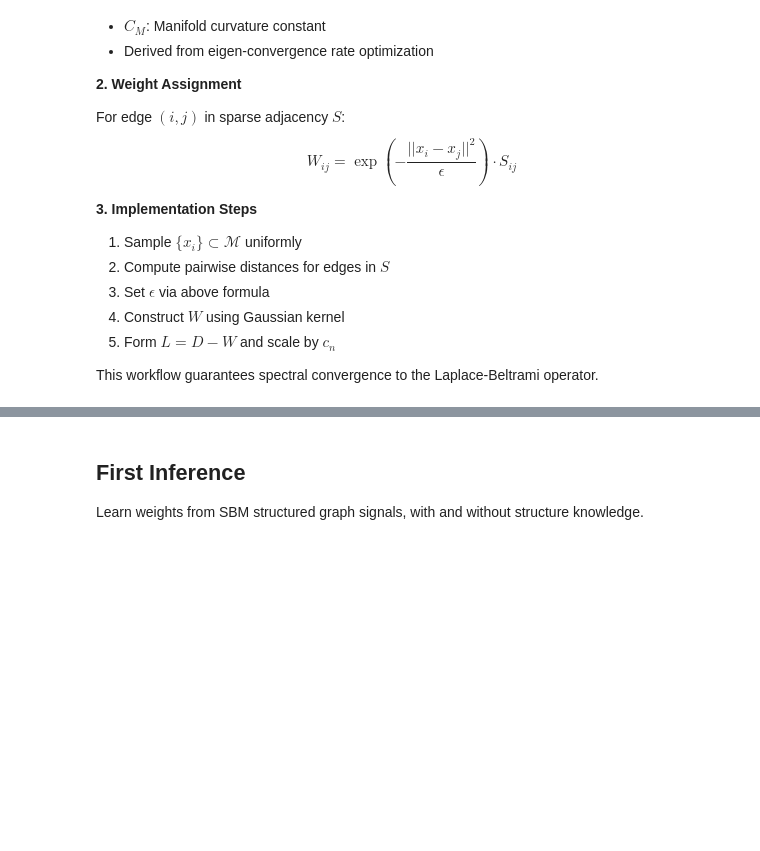
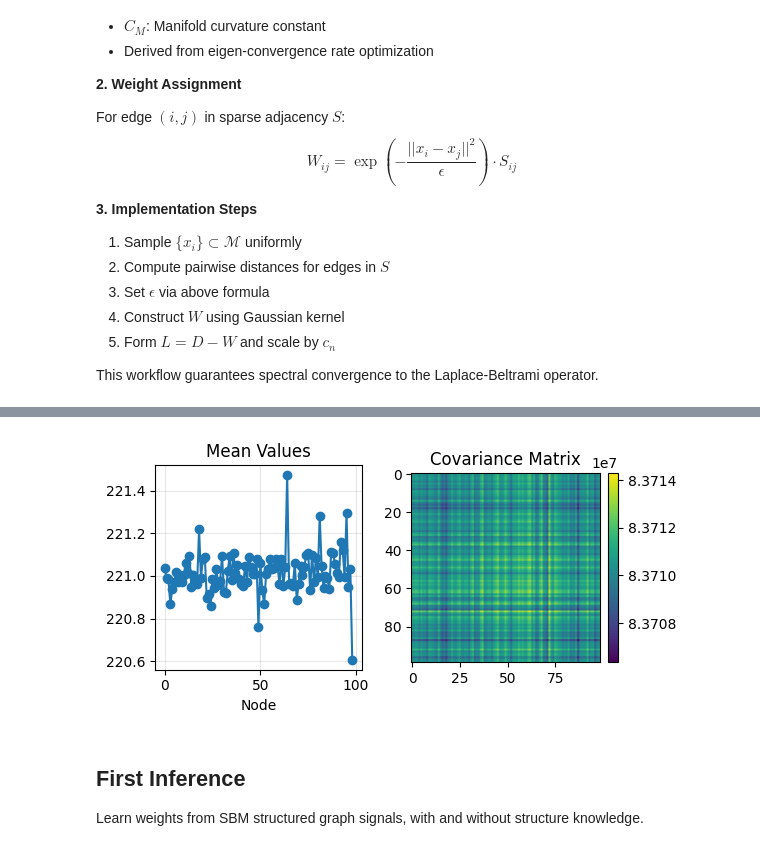
Before and after one commit to graphdatahub/NetworkInference, a Jupyter notebook: notebooks/demo.ipynb, the cells around one changed output, grey strips where cells are left out. Saved outputs shown, nothing was run; the diff lists cells and outputs as text; code cells hidden in the pictures; blank space fills up the shorter version.

```diff
--- a/notebooks/demo.ipynb
+++ b/notebooks/demo.ipynb
@@ -211,0 +231,18 @@ visualize_matrix(L.toarray(), 99, title = "Generated Laplacian")
+# %%
+def plot_mean_and_covariance(data, figsize=(6, 3)):
+    mean_vector = np.mean(data, axis=0)
+    covariance_matrix = np.cov(data, rowvar=False)
+
+    fig, axes = plt.subplots(1, 2, figsize=figsize)
+
+    axes[0].plot(mean_vector, marker='o', linestyle='-')
+    axes[0].set_title('Mean Values')
+    axes[0].set_xlabel('Node')
+    axes[0].grid(True, alpha=0.3)
+
+    cax = axes[1].imshow(covariance_matrix, cmap='viridis')
+    axes[1].set_title('Covariance Matrix')
+    fig.colorbar(cax, ax=axes[1], fraction=0.046, pad=0.04)
+
+    plt.tight_layout()
+    plt.show()
@@ -212,3 +253,7 @@ visualize_matrix(L.toarray(), 99, title = "Generated Laplacian")
+# %%
+plot_mean_and_covariance(S)
+# %% [output]
+[figure, added]
 # %% [markdown]
 ## First Inference
 
```
Also changed, not shown: parts of 11 cells of this notebook, 1 other file.
